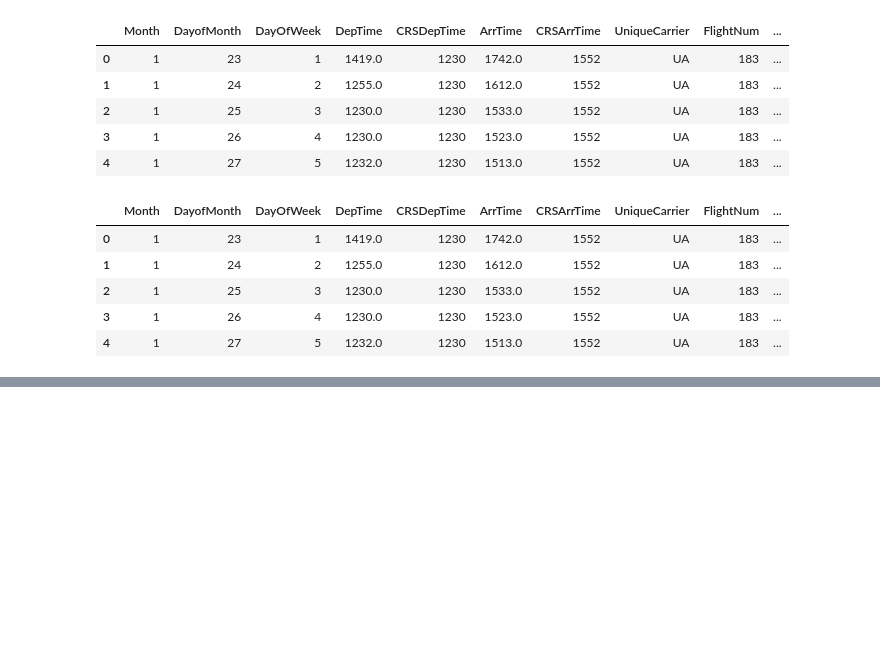
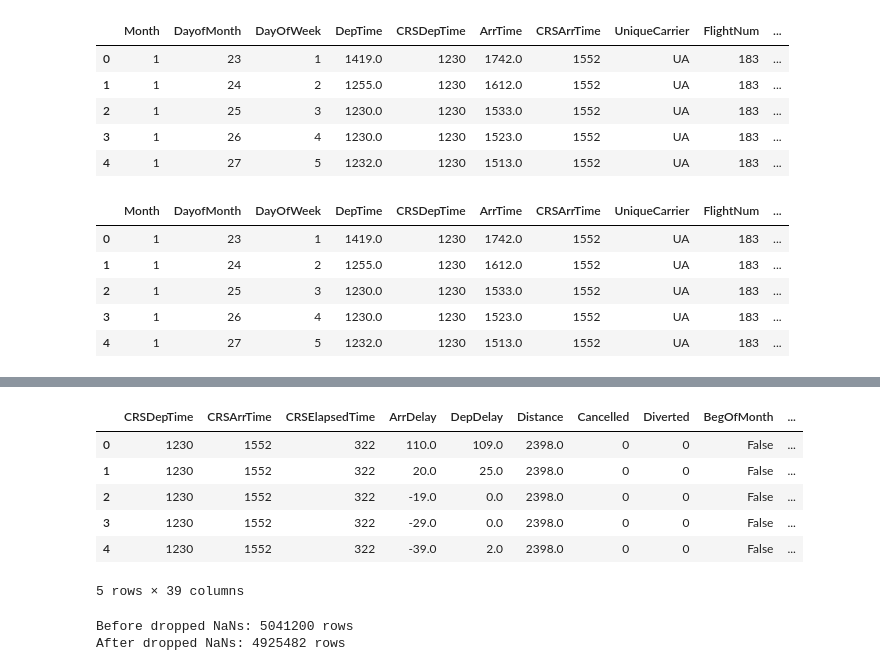
Before and after one commit to esthersweon/thinkful, a Jupyter notebook: main/unit_3/lesson_6_project_2.ipynb, the cells around one changed output, grey strips where cells are left out. Cells and saved outputs as stored; diff of their text form; code cells hidden in the pictures; blank space fills up the shorter version.

```diff
--- a/main/unit_3/lesson_6_project_2.ipynb
+++ b/main/unit_3/lesson_6_project_2.ipynb
@@ -142,0 +200,6 @@ df.head()
+# %%
+print('Columns:', df.columns)
+giveaway_cols = ['IsArrDelayed', 'IsDepDelayed', 'DepTime', 'ArrTime', 'ActualElapsedTime']
+non_info_cols = ['Month', 'DayofMonth', 'DayOfWeek', 'FlightNum', 'Origin', 'Dest']
+df = df.drop(giveaway_cols + non_info_cols, axis=1)
+df.head()
@@ -142,0 +221,5 @@ df.head()
+# %%
+df = pd.get_dummies(df)
+print(list(df.columns))
+df.head()
+# %% [output]
@@ -142,0 +227,21 @@ df.head()
+|  | CRSDepTime | CRSArrTime | CRSElapsedTime | ArrDelay | DepDelay | Distance | Cancelled | Diverted | BegOfMonth | ... |
+| 0 | 1230 | 1552 | 322 | 110.0 | 109.0 | 2398.0 | 0 | 0 | False | ... |
+| 1 | 1230 | 1552 | 322 | 20.0 | 25.0 | 2398.0 | 0 | 0 | False | ... |
+| 2 | 1230 | 1552 | 322 | -19.0 | 0.0 | 2398.0 | 0 | 0 | False | ... |
+| 3 | 1230 | 1552 | 322 | -29.0 | 0.0 | 2398.0 | 0 | 0 | False | ... |
+| 4 | 1230 | 1552 | 322 | -39.0 | 2.0 | 2398.0 | 0 | 0 | False | ... |
+5 rows × 39 columns
+# %%
+print('Before dropped NaNs:', df.shape[0], 'rows')
+df = df.dropna()
+print('After dropped NaNs:', df.shape[0], 'rows')
+
+Y = df['IsDelayed']
+X = np.array(df.drop(labels=['IsDelayed'], axis=1))
+X_train, X_test, Y_train, Y_test = train_test_split(X, Y, test_size=0.4, random_state=0)
+
+sm = SMOTE(random_state=12, ratio = 1.0)
+X_train_res, Y_train_res = sm.fit_sample(X_train, Y_train)
+# %% [output]
+Before dropped NaNs: 5041200 rows
+After dropped NaNs: 4925482 rows
```
Also changed, not shown: parts of 17 cells of this notebook, 2 other files.
